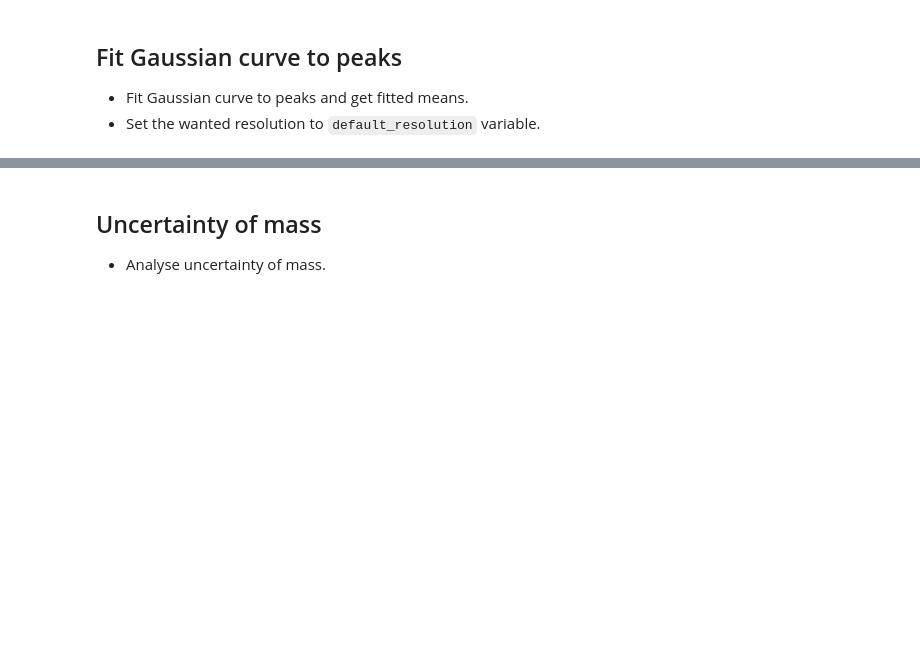
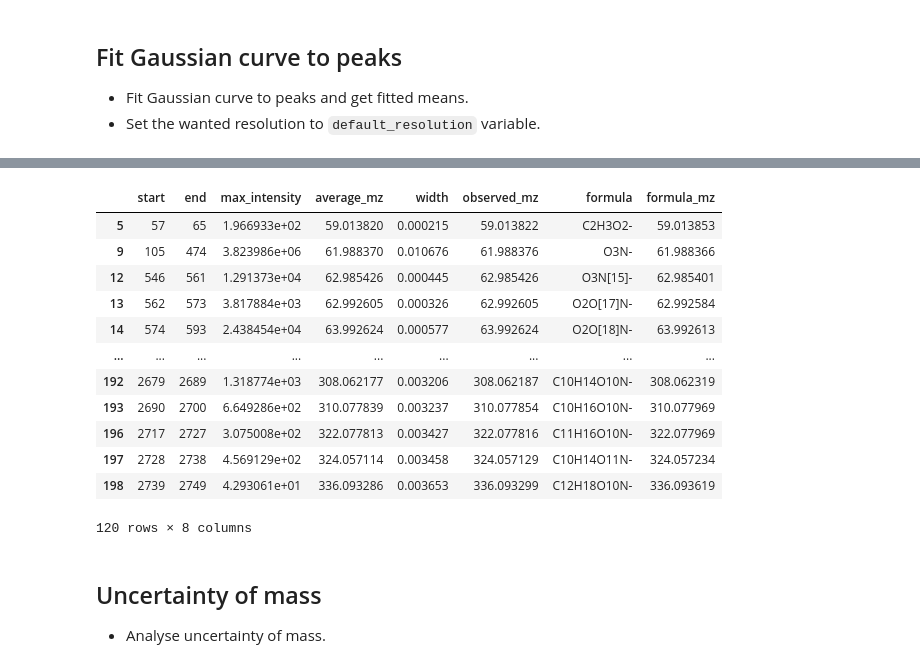
Before and after one commit to jokinen77/DataScienceProject1-Orbitrap, a Jupyter notebook: DataScienceProject1.ipynb, the cells around one changed output, grey strips where cells are left out. Drawn from its saved outputs; the diff is of its cells as text; code cells hidden in the pictures; blank space fills up the shorter version.

```diff
--- a/DataScienceProject1.ipynb
+++ b/DataScienceProject1.ipynb
@@ -183,7 +201,7 @@ def fit_gaussian(peak, resolution=default_resolution, show=False):
 
 # Test Fitting
 n_spectrum = 0
-n_peak = 1
+n_peak = 9
 
 spectrum = spectrums[n_spectrum]
 peak_information = peak_informations[n_spectrum]
@@ -198,6 +219,6 @@ for spectrum, peak_information in zip(spectrums, peak_informations):
         data = spectrum.iloc[int(peak["start"]):int(peak["end"] + 1)]
         a, mu, sigma = fit_gaussian(data)
         fitted_means.append(mu)
-    peak_information["observed"] = fitted_means
+    peak_information["observed_mz"] = fitted_means
 
 peak_informations[0].head(5)
@@ -210,3 +236,37 @@ peak_informations[0].head(5)
+# %%
+def identify_peaks(peak_information, peak_list, theta = 0.01):
+    peak_information["formula"] = None # For strings
+    peak_information["formula_mz"] = np.nan # For floats
+    for key in peak_list.keys():
+        formula = key
+        true_mz = peak_list[key]
+        closest = peak_information[np.abs(peak_information["observed_mz"] - true_mz) < theta]
+        if len(closest) > 0:
+            closest = closest.iloc[(closest['observed_mz'] - true_mz).abs().argsort()[:1]]
+            #print("True: {}; Observed: {}; Index: {}".format(true_mz, closest["observed"].values[0], closest.index.values[0]))
+            peak_information.at[closest.index.values[0], "formula"] = formula
+            peak_information.at[closest.index.values[0], "formula_mz"] = true_mz
+
+# Identify peaks
+for peak_information in peak_informations:
+    identify_peaks(peak_information, peak_list)
+
+# Lookup
+peak_informations[0].loc[peak_informations[0]["formula"].notnull()]
+# %% [output]
+|  | start | end | max_intensity | average_mz | width | observed_mz | formula | formula_mz |
+| 5 | 57 | 65 | 1.966933e+02 | 59.013820 | 0.000215 | 59.013822 | C2H3O2- | 59.013853 |
+| 9 | 105 | 474 | 3.823986e+06 | 61.988370 | 0.010676 | 61.988376 | O3N- | 61.988366 |
+| 12 | 546 | 561 | 1.291373e+04 | 62.985426 | 0.000445 | 62.985426 | O3N[15]- | 62.985401 |
+| 13 | 562 | 573 | 3.817884e+03 | 62.992605 | 0.000326 | 62.992605 | O2O[17]N- | 62.992584 |
+| 14 | 574 | 593 | 2.438454e+04 | 63.992624 | 0.000577 | 63.992624 | O2O[18]N- | 63.992613 |
+| ... | ... | ... | ... | ... | ... | ... | ... | ... |
+| 192 | 2679 | 2689 | 1.318774e+03 | 308.062177 | 0.003206 | 308.062187 | C10H14O10N- | 308.062319 |
+| 193 | 2690 | 2700 | 6.649286e+02 | 310.077839 | 0.003237 | 310.077854 | C10H16O10N- | 310.077969 |
+| 196 | 2717 | 2727 | 3.075008e+02 | 322.077813 | 0.003427 | 322.077816 | C11H16O10N- | 322.077969 |
+| 197 | 2728 | 2738 | 4.569129e+02 | 324.057114 | 0.003458 | 324.057129 | C10H14O11N- | 324.057234 |
+| 198 | 2739 | 2749 | 4.293061e+01 | 336.093286 | 0.003653 | 336.093299 | C12H18O10N- | 336.093619 |
+120 rows × 8 columns
 # %% [markdown]
 ## Uncertainty of mass
 
```
Also changed, not shown: parts of 9 cells of this notebook.
